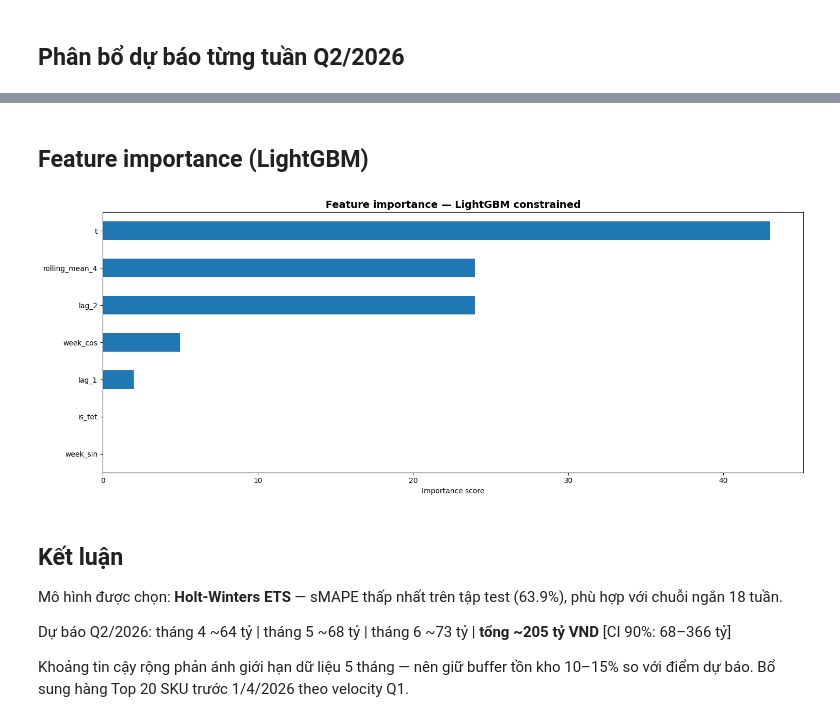
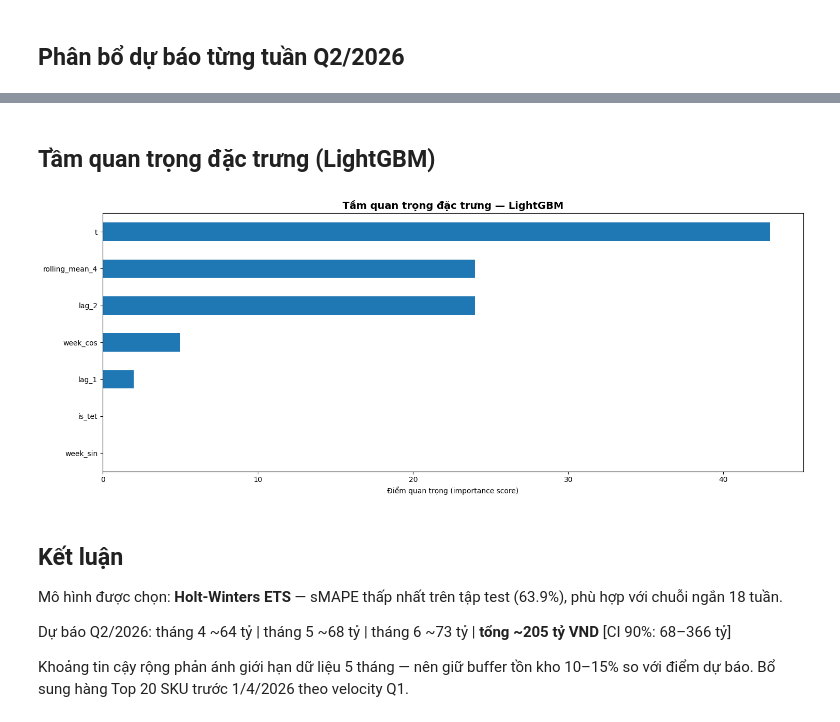
Before and after one commit to TruongDev24/tnbike-analytics-final, a Jupyter notebook: notebooks/01_q1_sales_forecast.ipynb, the cells around one changed output, grey strips where cells are left out. Drawn from its saved outputs; the diff is of its cells as text; code cells hidden in the pictures.

Commit message:
fix(nb01): dịch 'Feature importance' sang tiếng Việt — tiêu đề và trục

```diff
--- a/notebooks/01_q1_sales_forecast.ipynb
+++ b/notebooks/01_q1_sales_forecast.ipynb
@@ -429,19 +429,19 @@ plt.show()
 # %% [markdown]
-## Feature importance (LightGBM)
+## Tầm quan trọng đặc trưng (LightGBM)
 # %%
 lgbm_full = lgb.LGBMRegressor(**lgbm_params)
 lgbm_full.fit(scaler_lgb.fit_transform(X_all), y_all)
 importance = pd.Series(lgbm_full.feature_importances_, index=FEATURES)
 
 fig, ax = plt.subplots(figsize=(15, 6))
 importance.sort_values().plot.barh(ax=ax)
-ax.set_title('Feature importance — LightGBM constrained',
+ax.set_title('Tầm quan trọng đặc trưng — LightGBM',
              fontsize=14, fontweight='bold')
-ax.set_xlabel('Importance score')
+ax.set_xlabel('Điểm quan trọng (importance score)')
 fig.tight_layout()
 plt.show()
 # %% [output]
-[figure, old version]
+[figure, new version]
 # %% [markdown]
 ## Kết luận
 
```
Also changed, not shown: parts of 3 cells of this notebook.
